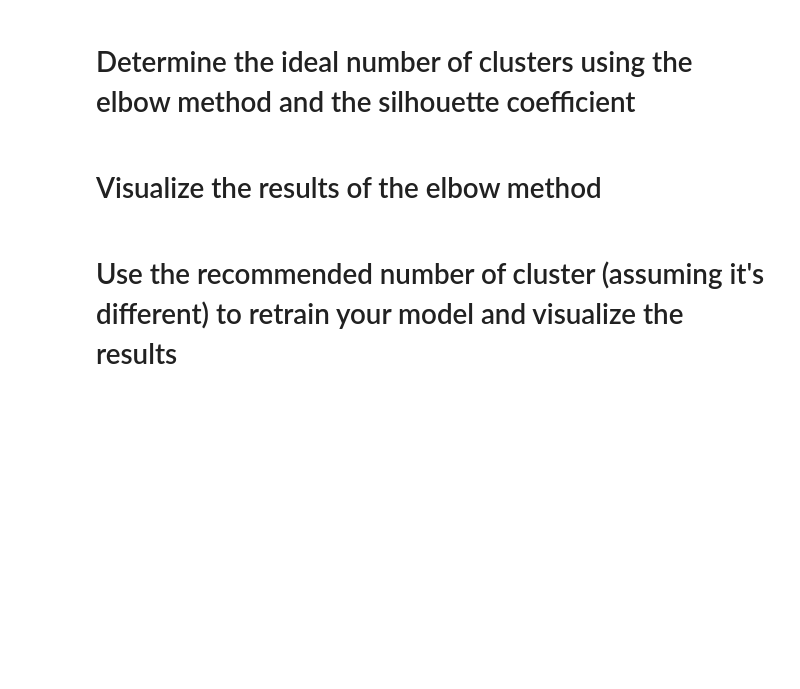
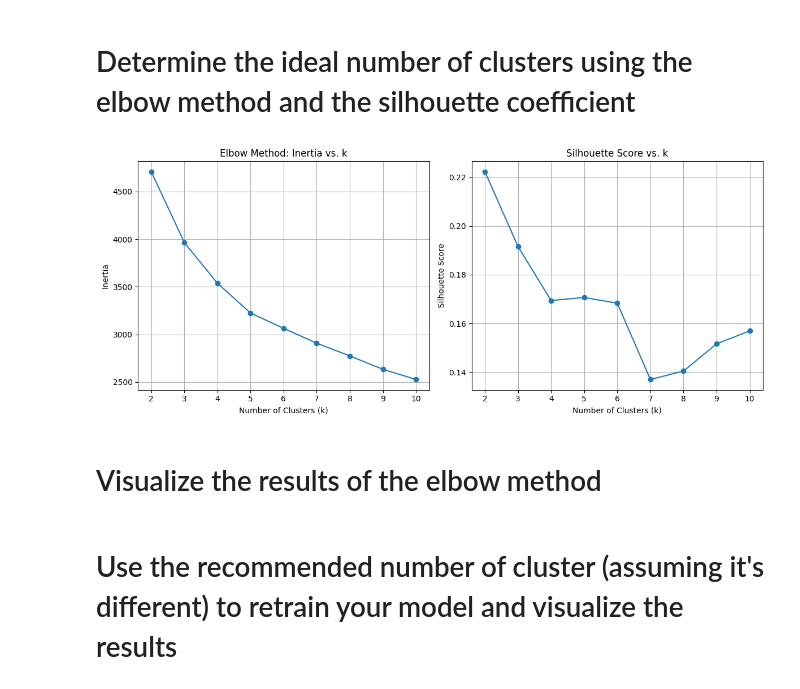
Before and after one commit to yxb8mh/DS-3021, a Jupyter notebook: 10_kMeans Clustering/Lab-Clustering.ipynb, the cells around one changed output. Drawn from its saved outputs; the diff is of its cells as text; code cells hidden in the pictures; blank space fills up the shorter version.

```diff
--- a/10_kMeans Clustering/Lab-Clustering.ipynb
+++ b/10_kMeans Clustering/Lab-Clustering.ipynb
@@ -81,8 +79,8 @@ nba_salary_df.head()
 perf_df['Player'] = perf_df['Player'].str.strip() #same thing, take the spacing between the names
 
 #dropped a couples columns that are not necessary and overlapped with others
-selected_features = ['G', 'MP', 'FG%', '3P%', '2P%', 'eFG%', 'FT%','TRB', 'AST', 'STL', 'BLK', 'TOV', 'PTS']
-new_perf_df = perf_df[selected_features]
+features = ['G', 'MP', 'FG%', '3P%', '2P%', 'eFG%', 'FT%','TRB', 'AST', 'STL', 'BLK', 'TOV', 'PTS']
+new_perf_df = perf_df[features]
 
 new_perf_df.dropna(inplace=True)
 new_perf_df.head()
@@ -301,12 +250,0 @@ Silhouette Score: 0.368
-# %%
-inertias = []
-for k in range(1, 10):
-    km = KMeans(n_clusters=k, random_state=42, n_init=10)
-    km.fit(X_scaled)
-    inertias.append(km.inertia_)
-
-plt.plot(range(1, 10), inertias, marker='o')
-plt.xlabel('Number of Clusters (k)')
-plt.ylabel('Inertia')
-plt.title('Elbow Method for Optimal k')
-plt.show()
@@ -315,5 +282,44 @@ plt.show()
 # %% [markdown]
 # Determine the ideal number of clusters using the elbow method and the silhouette coefficient
+# %%
+from sklearn.cluster import KMeans
+from sklearn.metrics import silhouette_score
+import matplotlib.pyplot as plt
+
+# Range of cluster counts to test
+k_range = range(2, 11)
+
+inertias = []
+sil_scores = []
+
+for k in k_range:
+    kmeans = KMeans(n_clusters=k, random_state=42, n_init=10)
+    kmeans.fit(X_scaled)
+    inertias.append(kmeans.inertia_)
+    sil_scores.append(silhouette_score(X_scaled, kmeans.labels_))
+
+# Plot Inertia (Elbow method)
+plt.figure(figsize=(12, 5))
+
+plt.subplot(1, 2, 1)
+plt.plot(k_range, inertias, marker='o')
+plt.title("Elbow Method: Inertia vs. k")
+plt.xlabel("Number of Clusters (k)")
+plt.ylabel("Inertia")
+plt.grid(True)
+
+# Plot Silhouette Score
+plt.subplot(1, 2, 2)
+plt.plot(k_range, sil_scores, marker='o')
+plt.title("Silhouette Score vs. k")
+plt.xlabel("Number of Clusters (k)")
+plt.ylabel("Silhouette Score")
+plt.grid(True)
+
+plt.tight_layout()
+plt.show()
+# %% [output]
+[figure, added]
 # %% [markdown]
 # Visualize the results of the elbow method
 # %% [markdown]
```
Also changed, not shown: parts of 15 cells of this notebook, 1 other file.
